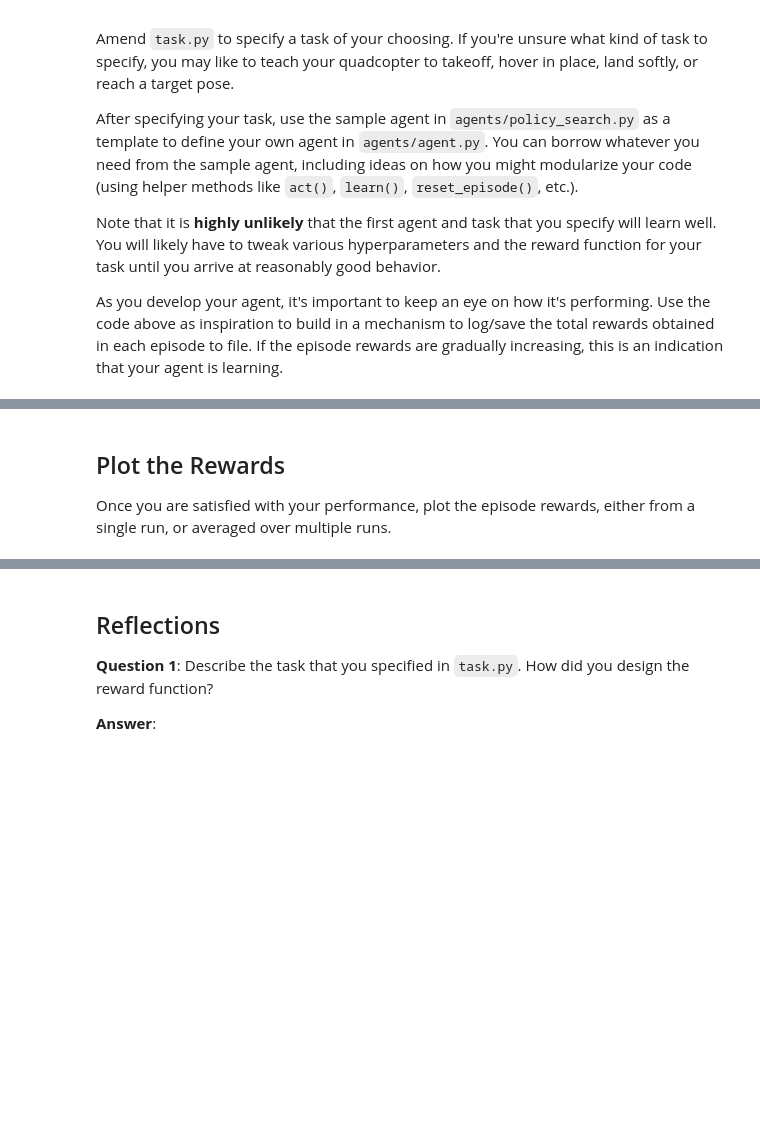
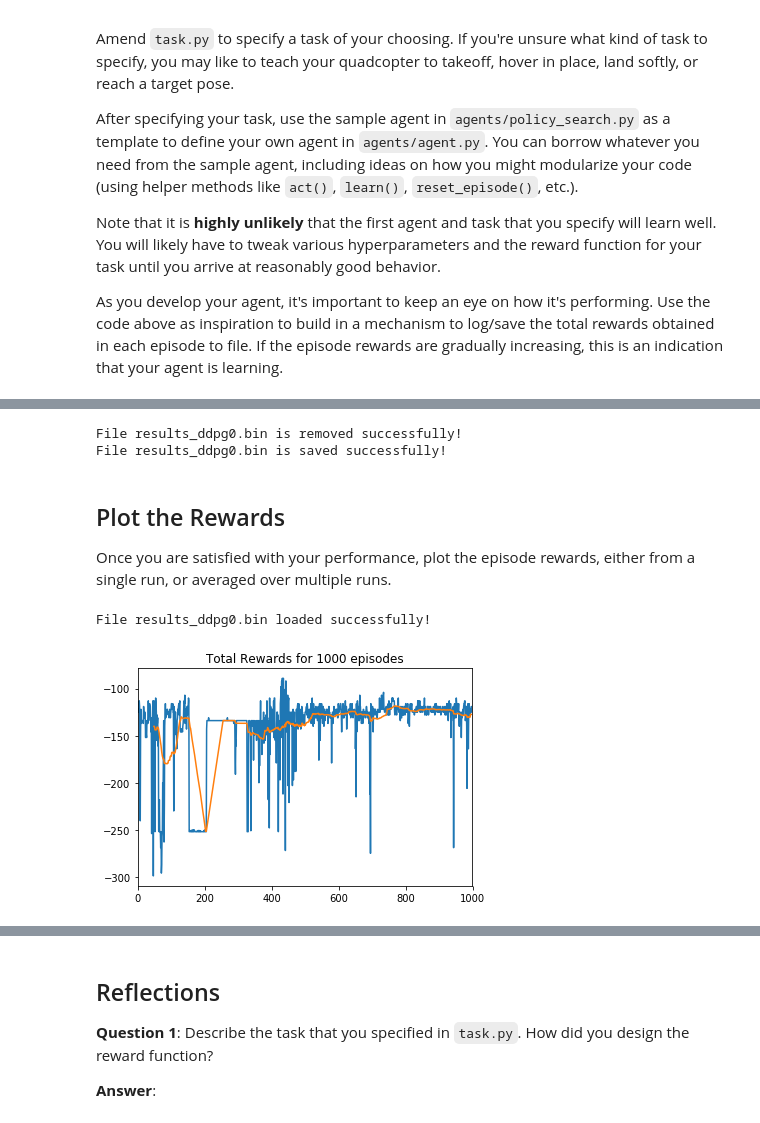
Before and after one commit to yingding/RL-Quadcopter-2, a Jupyter notebook: Quadcopter_Project.ipynb, the cells around one changed output, grey strips where cells are left out. Cells and saved outputs as stored; diff of their text form; code cells hidden in the pictures; blank space fills up the shorter version.

```diff
--- a/Quadcopter_Project.ipynb
+++ b/Quadcopter_Project.ipynb
@@ -340,3 +423,9 @@ As you develop your agent, it's important to keep an eye on how it's performing.
+# %%
+output_file_1 = 'results_ddpg0.bin'
+save_results(output_file_1, resultsAll)
+# %% [output]
+File results_ddpg0.bin is removed successfully!
+File results_ddpg0.bin is saved successfully!
 # %% [markdown]
 ## Plot the Rewards
 
@@ -345,0 +433,14 @@ Once you are satisfied with your performance, plot the episode rewards, either f
+# %%
+## TODO: Plot the rewards.
+# load cashed results
+resultsAll = load_results(output_file_1)
+# sum up the total rewards for each episode
+episodeRewards = [np.sum(r['reward']) for r in resultsAll]
+plt.plot(range(0, len(episodeRewards)), episodeRewards)
+_ = plt.ylim()
+plt.title("Total Rewards for 1000 episodes");
+rolling_mean = pd.Series(episodeRewards).rolling(50).mean()
+plt.plot(rolling_mean);
+# %% [output]
+File results_ddpg0.bin loaded successfully!
+[figure, added]
```
Also changed, not shown: parts of 14 cells of this notebook, 4 other files.
